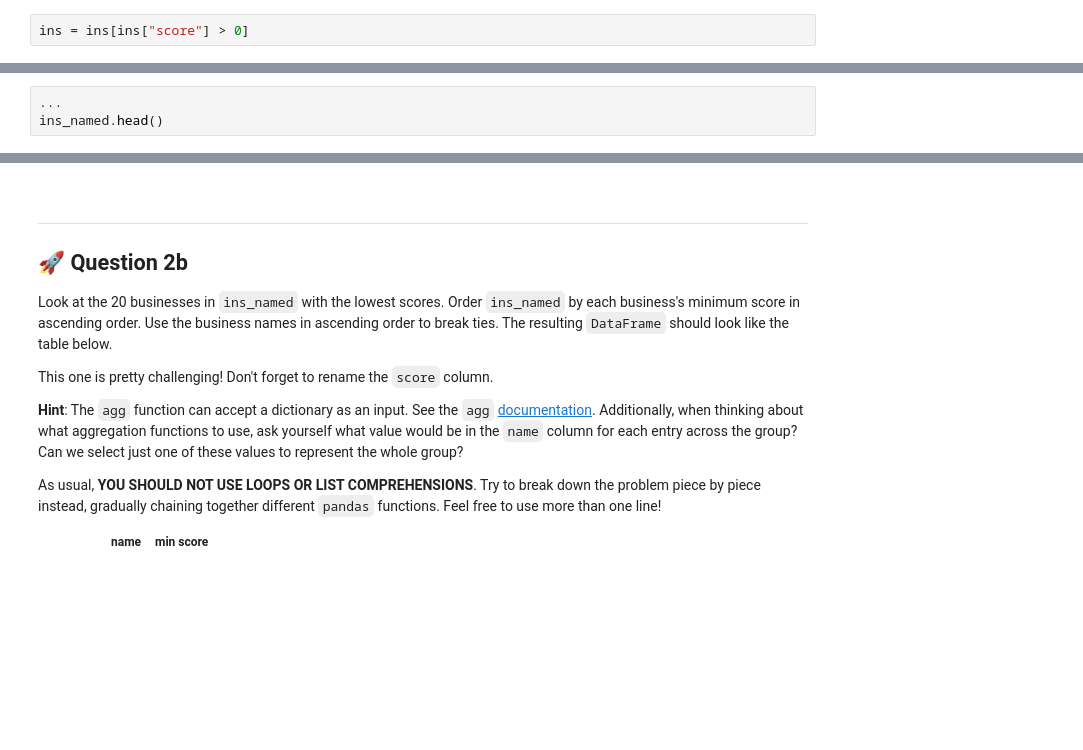
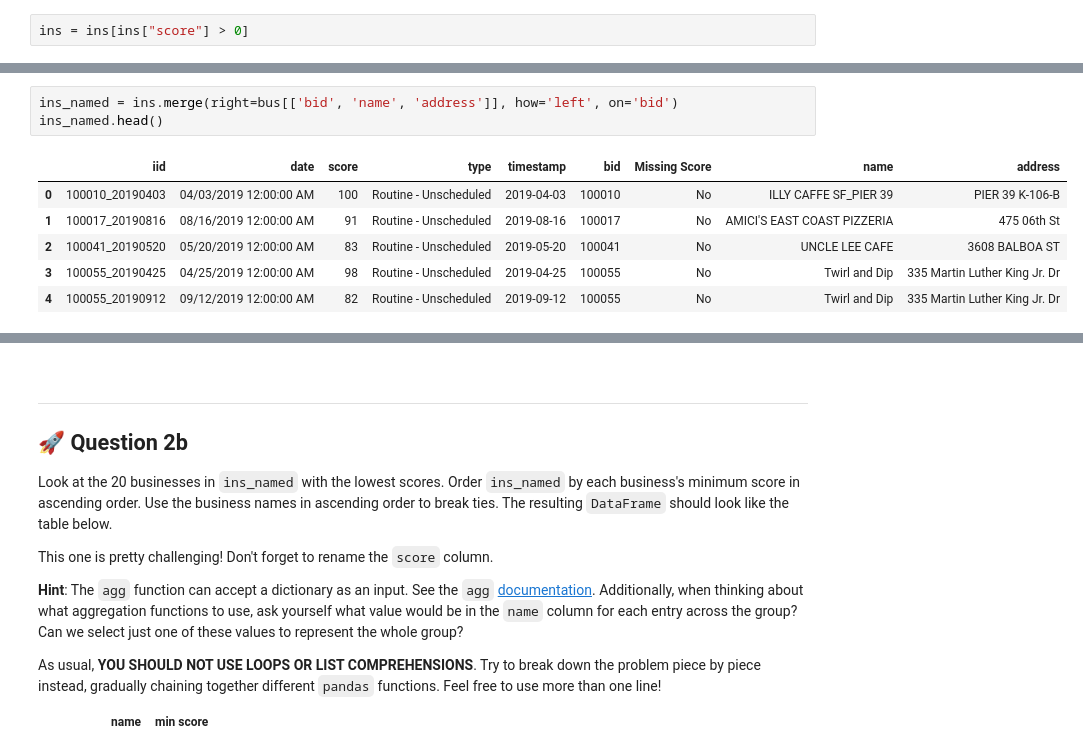
Before and after one commit to ac0033/sp25-student, a Jupyter notebook: hw/hw02B/hw02B.ipynb, the cells around one changed output, grey strips where cells are left out. Cells and saved outputs as stored; diff of their text form; blank space fills up the shorter version.

```diff
--- a/hw/hw02B/hw02B.ipynb
+++ b/hw/hw02B/hw02B.ipynb
@@ -196,8 +285,15 @@ We'll start by creating a new `DataFrame` called `ins_named`. `ins_named` should
 **Hint**: Use the `DataFrame` method `merge` to join the `ins` `DataFrame` with the appropriate portion of the `bus` `DataFrame`. See the [documentation](https://pandas.pydata.org/pandas-docs/stable/user_guide/merging.html) for guidance on how to use `merge` function to combine two `DataFrame` objects. The first few rows of `ins_named` `DataFrame` are shown below:
 
 <img src="pics/2a.png" width="1080"/>
-# %%
-...
-ins_named.head()
+# %%
+ins_named = ins.merge(right=bus[['bid', 'name', 'address']], how='left', on='bid')
+ins_named.head()
+# %% [output]
+|  | iid | date | score | type | timestamp | bid | Missing Score | name | address |
+| 0 | 100010_20190403 | 04/03/2019 12:00:00 AM | 100 | Routine - Unscheduled | 2019-04-03 | 100010 | No | ILLY CAFFE SF_PIER 39 | PIER 39 K-106-B |
+| 1 | 100017_20190816 | 08/16/2019 12:00:00 AM | 91 | Routine - Unscheduled | 2019-08-16 | 100017 | No | AMICI'S EAST COAST PIZZERIA | 475 06th St |
+| 2 | 100041_20190520 | 05/20/2019 12:00:00 AM | 83 | Routine - Unscheduled | 2019-05-20 | 100041 | No | UNCLE LEE CAFE | 3608 BALBOA ST |
+| 3 | 100055_20190425 | 04/25/2019 12:00:00 AM | 98 | Routine - Unscheduled | 2019-04-25 | 100055 | No | Twirl and Dip | 335 Martin Luther King Jr. Dr |
+| 4 | 100055_20190912 | 09/12/2019 12:00:00 AM | 82 | Routine - Unscheduled | 2019-09-12 | 100055 | No | Twirl and Dip | 335 Martin Luther King Jr. Dr |
 # %%
 grader.check("q2a")
```
Also changed, not shown: parts of 18 cells of this notebook, 1 other file.
